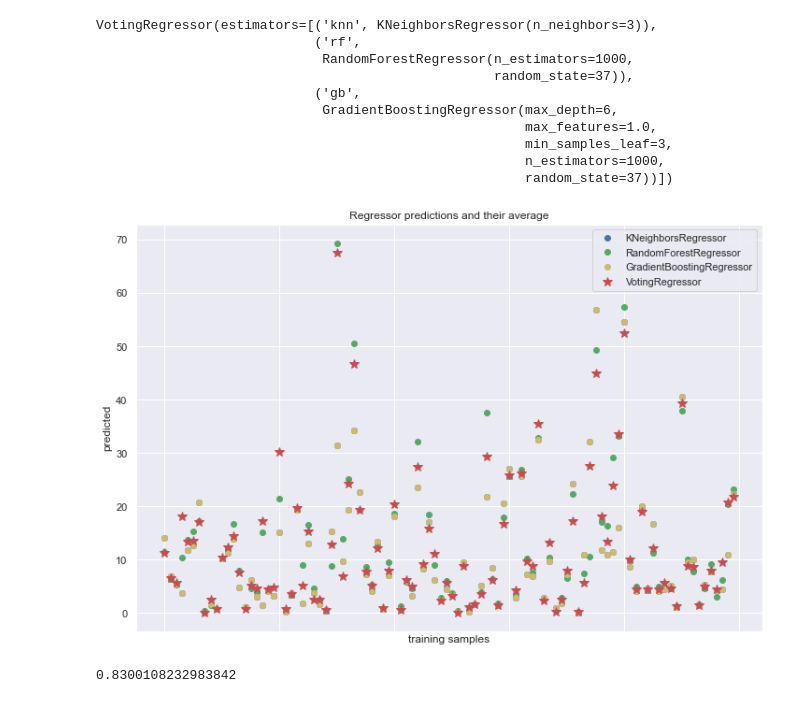
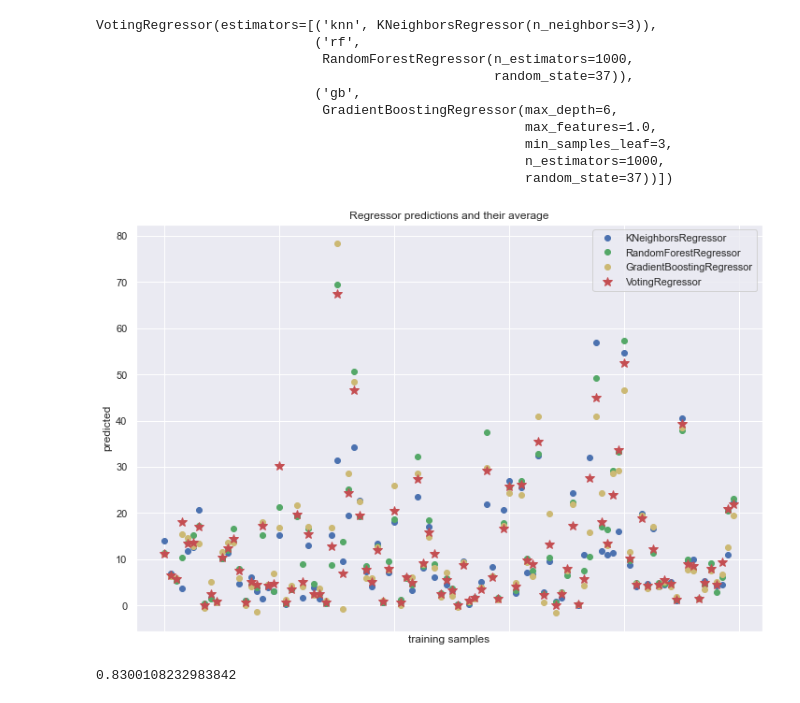
Before and after one commit to BernardLesley/Data_Analysis_Suicide_Rate, a Jupyter notebook: machine learning.ipynb, the cells around one changed output. Drawn from its saved outputs; the diff is of its cells as text; code cells hidden in the pictures.

```diff
--- a/machine learning.ipynb
+++ b/machine learning.ipynb
@@ -584,19 +582,19 @@ pred4 = reg4.predict(xt)
 # %%
 plt.figure(figsize=(12, 8))
 plt.plot(pred1, "bo", label="KNeighborsRegressor")
 plt.plot(pred2, "go", label="RandomForestRegressor")
-plt.plot(pred1, "yo", label="GradientBoostingRegressor")
+plt.plot(pred3, "yo", label="GradientBoostingRegressor")
 plt.plot(pred4, "r*", ms=10, label="VotingRegressor")
 
 plt.tick_params(axis="x", which="both", bottom=False, top=False, labelbottom=False)
 plt.ylabel("predicted")
 plt.xlabel("training samples")
 plt.legend(loc="best")
 plt.title("Regressor predictions and their average")
 
 plt.show()
 # %% [output]
-[figure, old version]
+[figure, new version]
 # %%
 reg4.score(x_test, y_test)
 # %% [output]
```
Also changed, not shown: parts of 1 cell of this notebook.
